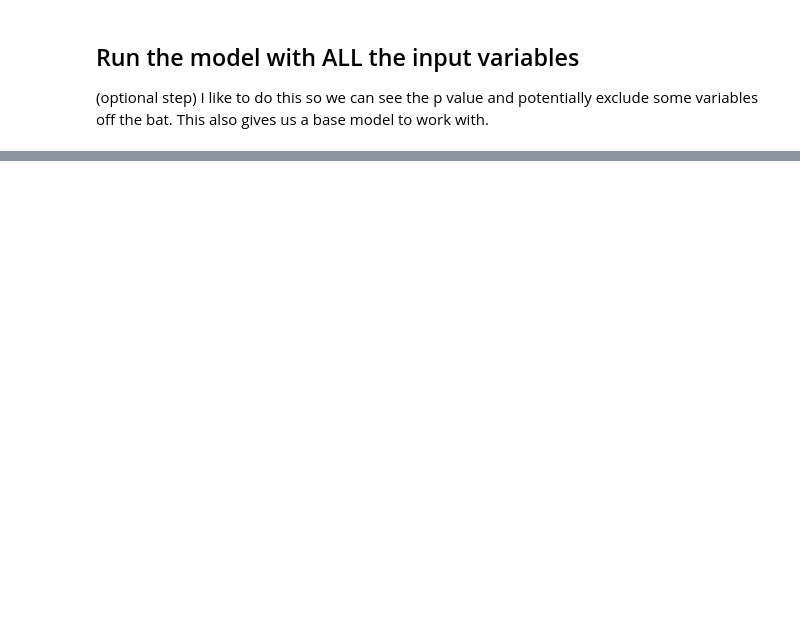
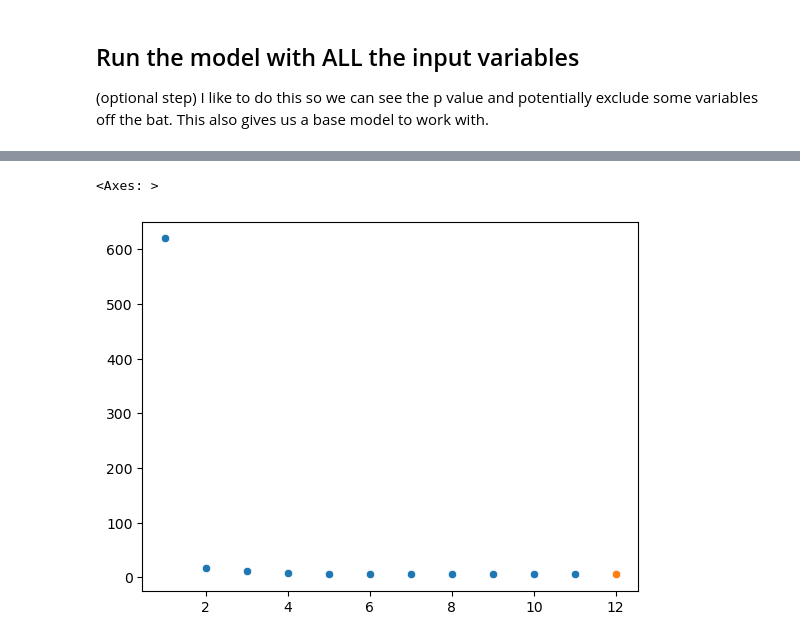
Before and after one commit to ekg-21/econ3203_Y, a Jupyter notebook: model_template.ipynb, the cells around one changed output, grey strips where cells are left out. Drawn from its saved outputs; the diff is of its cells as text; code cells hidden in the pictures; blank space fills up the shorter version.

```diff
--- a/model_template.ipynb
+++ b/model_template.ipynb
@@ -172,0 +233,6 @@ print(f"Best model based on BIC={best_bic:.2f} with {best_p_bic} parameters (inc
+# %%
+sns.scatterplot(x=range(1, len(X.columns) + 2),y=test_mse)
+sns.scatterplot(x=[best_p_test], y=[best_test_mse]) # note here we plot just one point, but we need to pass is as list, hence the []
+# %% [output]
+<Axes: >
+[figure, added]
```
Also changed, not shown: parts of 10 cells of this notebook.
